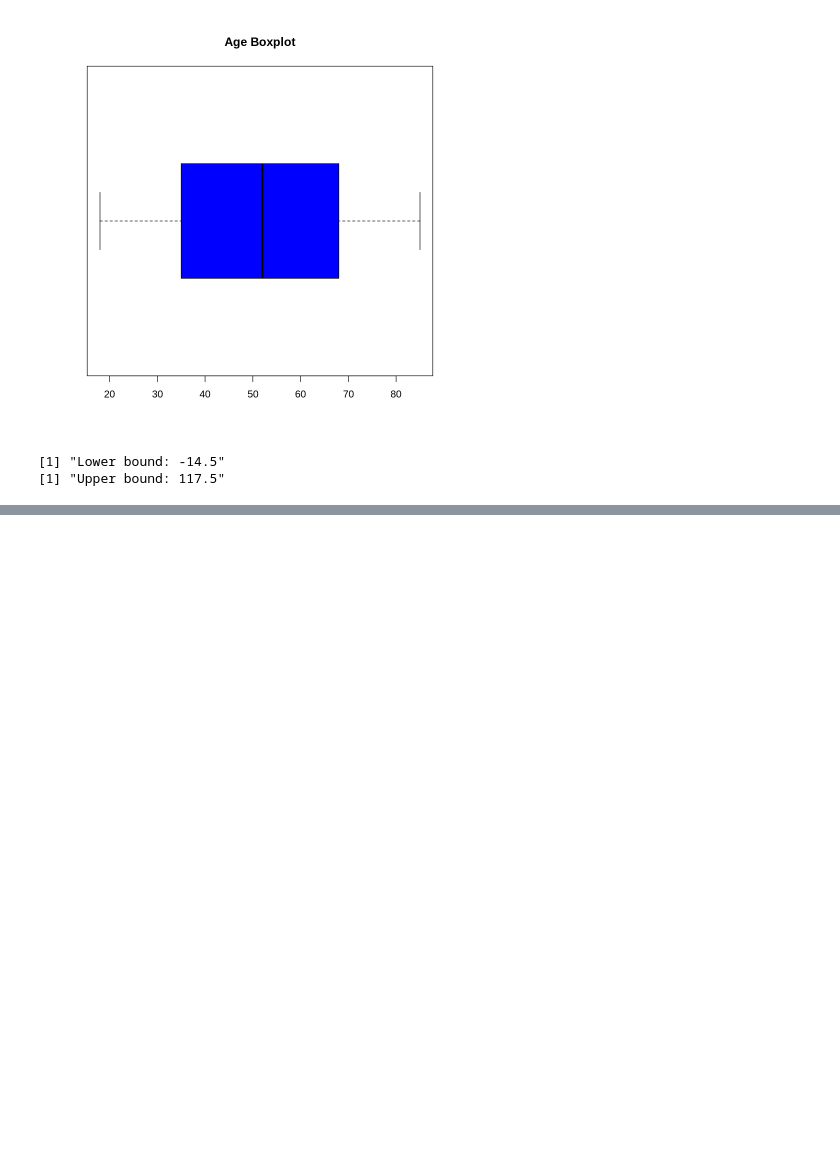
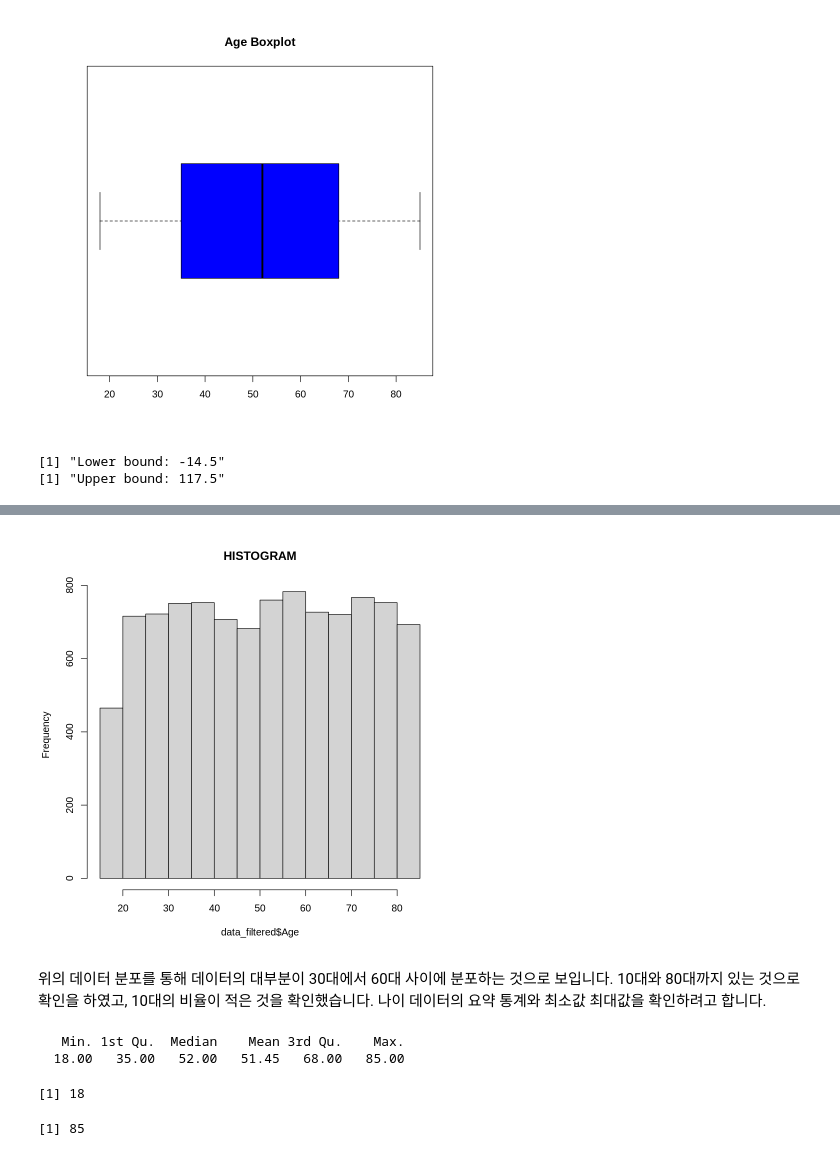
Before and after one commit to osohyun0224/BigData-Final-Project, a Jupyter notebook: MedicalData_Analyze.ipynb, the cells around one changed output, grey strips where cells are left out. Cells and saved outputs as stored; diff of their text form; code cells hidden in the pictures; blank space fills up the shorter version.

```diff
--- a/MedicalData_Analyze.ipynb
+++ b/MedicalData_Analyze.ipynb
@@ -193,0 +209,20 @@ print(paste("Upper bound:", upper_bound))
+# %%
+hist(x=data_filtered$Age, main ='HISTOGRAM')
+# %% [output]
+[figure, added]
+# %% [markdown]
+위의 데이터 분포를 통해 데이터의 대부분이 30대에서 60대 사이에 분포하는 것으로 보입니다.
+10대와 80대까지 있는 것으로 확인을 하였고, 10대의 비율이 적은 것을 확인했습니다.
+나이 데이터의 요약 통계와 최소값 최대값을 확인하려고 합니다.
+# %%
+# 나이 데이터의 요약 통계 확인
+summary(data$Age)
+
+# 나이 데이터의 최소값과 최대값 확인
+min(data$Age)
+max(data$Age)
+# %% [output]
+   Min. 1st Qu.  Median    Mean 3rd Qu.    Max.
+  18.00   35.00   52.00   51.45   68.00   85.00
+[1] 18
+[1] 85
```
Also changed, not shown: parts of 10 cells of this notebook.
